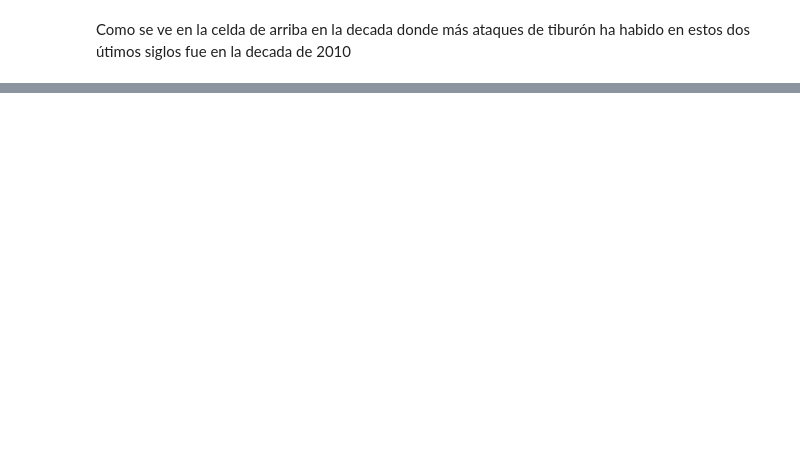
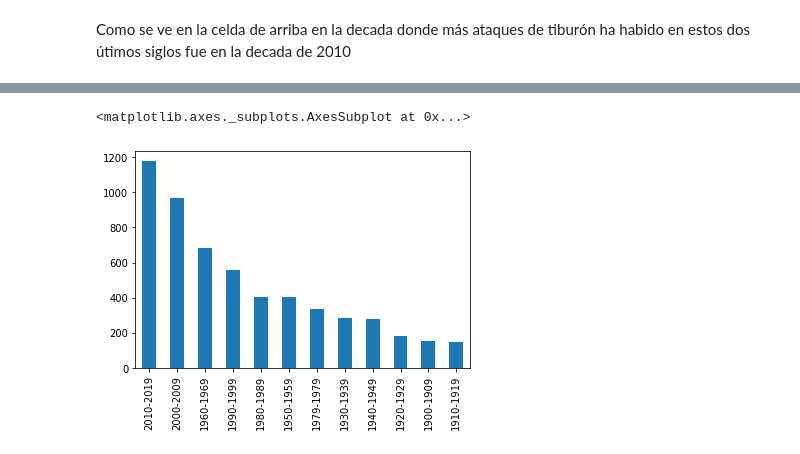
Before and after one commit to Sergio-Perez/data-cleaning-pandas, a Jupyter notebook: clean.ipynb, the cells around one changed output, grey strips where cells are left out. Saved outputs shown, nothing was run; the diff lists cells and outputs as text; code cells hidden in the pictures; blank space fills up the shorter version.

```diff
--- a/clean.ipynb
+++ b/clean.ipynb
@@ -307,7 +302,7 @@ TypeError: list indices must be integers or slices, not str
 # Elimina las columnas en la lista con muchos nulos
 limpito = limpito.drop(columns=morethan100Nulls)
 # %%
-df_clean=limpito[["Case Number","Year","Sex"]]
+df_clean=limpito[["Case Number","Year"]]
 
 df_clean
 # %% [output]
@@ -333,7 +340,7 @@ Name: Year, Length: 249, dtype: int64
 
 #Creamos una nueva columna llamada Decada.
 bins=range(1899,2019,10)
-names =['1900-1909','1910-1919','1920-1929','1930-1939','1940-1949','1950-1959','1960]-1969','1979-1979','1980-1989','1990-1999','2000-2009','2010-2019']
+names =['1900-1909','1910-1919','1920-1929','1930-1939','1940-1949','1950-1959','1960-1969','1979-1979','1980-1989','1990-1999','2000-2009','2010-2019']
 d = dict(enumerate(names, 1))
 
 df_clean["Decada"] = np.vectorize(d.get)(np.digitize(df_clean["Year"], bins))
@@ -450 +456,4 @@ df_clean2["Decada"].value_counts().sort_values(ascending=False)
 Name: Decada, dtype: int64
+# %%
+df_clean2['Attacks'] = df_clean2.groupby('Case Number')['Case Number'].transform('count')
+print(df_clean2)
@@ -459,0 +477,4 @@ AttributeError: 'list' object has no attribute 'values'
+# %%
+
+df_clean3 = df_clean2[["Decada","Attacks","Year"]]
+print(df_clean3)
@@ -459,0 +496,8 @@ AttributeError: 'list' object has no attribute 'values'
+# %%
+#Limpiamos los 0 de la columna Decada e imprimimos un gráfico con la cantidad de ataque de cada decada
+df_clean3.drop( df_clean3[ df_clean3["Decada"] == 0 ].index , inplace=True)
+%matplotlib inline
+df_clean3["Decada"].value_counts().plot.bar()
+# %% [output]
+<matplotlib.axes._subplots.AxesSubplot at 0x...>
+[figure, added]
```
Also changed, not shown: parts of 11 cells of this notebook.
